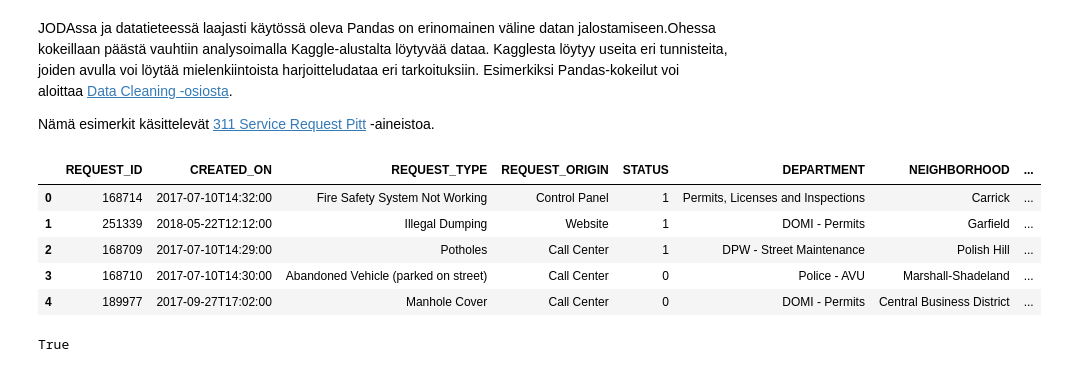
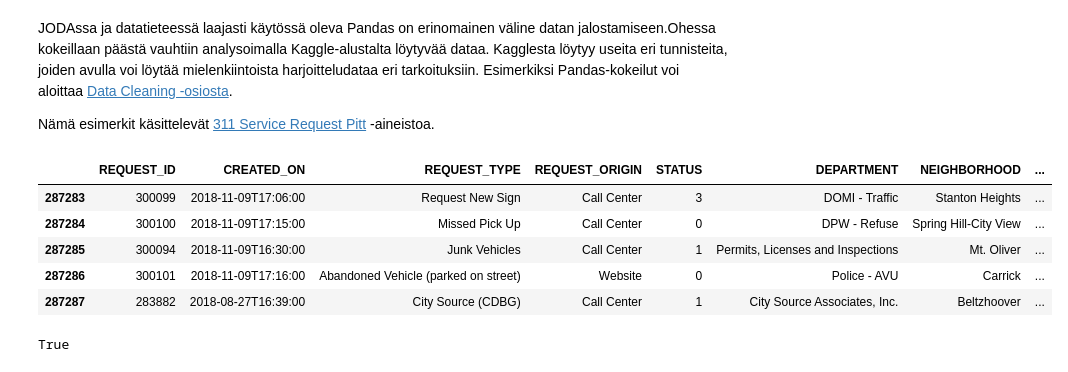
Before and after one commit to InfoTUNI/joda2022, a Jupyter notebook: luentomuistio/luento02.ipynb, the cells around one changed output. Cells and saved outputs as stored; diff of their text form; code cells hidden in the pictures.

```diff
--- a/luentomuistio/luento02.ipynb
+++ b/luentomuistio/luento02.ipynb
@@ -230,14 +230,14 @@ Nämä esimerkit käsittelevät [311 Service Request Pitt](https://www.kaggle.co
 import pandas as pd
 # %%
 df = pd.read_csv('data/ServreqPitt.csv')
-df.head()
+df.tail()
 # %% [output]
 |  | REQUEST_ID | CREATED_ON | REQUEST_TYPE | REQUEST_ORIGIN | STATUS | DEPARTMENT | NEIGHBORHOOD | ... |
-| 0 | 168714 | 2017-07-10T14:32:00 | Fire Safety System Not Working | Control Panel | 1 | Permits, Licenses and Inspections | Carrick | ... |
-| 1 | 251339 | 2018-05-22T12:12:00 | Illegal Dumping | Website | 1 | DOMI - Permits | Garfield | ... |
-| 2 | 168709 | 2017-07-10T14:29:00 | Potholes | Call Center | 1 | DPW - Street Maintenance | Polish Hill | ... |
-| 3 | 168710 | 2017-07-10T14:30:00 | Abandoned Vehicle (parked on street) | Call Center | 0 | Police - AVU | Marshall-Shadeland | ... |
-| 4 | 189977 | 2017-09-27T17:02:00 | Manhole Cover | Call Center | 0 | DOMI - Permits | Central Business District | ... |
+| 287283 | 300099 | 2018-11-09T17:06:00 | Request New Sign | Call Center | 3 | DOMI - Traffic | Stanton Heights | ... |
+| 287284 | 300100 | 2018-11-09T17:15:00 | Missed Pick Up | Call Center | 0 | DPW - Refuse | Spring Hill-City View | ... |
+| 287285 | 300094 | 2018-11-09T16:30:00 | Junk Vehicles | Call Center | 1 | Permits, Licenses and Inspections | Mt. Oliver | ... |
+| 287286 | 300101 | 2018-11-09T17:16:00 | Abandoned Vehicle (parked on street) | Website | 0 | Police - AVU | Carrick | ... |
+| 287287 | 283882 | 2018-08-27T16:39:00 | City Source (CDBG) | Call Center | 1 | City Source Associates, Inc. | Beltzhoover | ... |
 # %%
 # Tarkistetaan vaikka aluksi että kaikki ID-arvot ovat yksikäsitteisiä
 df['REQUEST_ID'].is_unique
```
Also changed, not shown: parts of 2 cells of this notebook, 1 other file.
